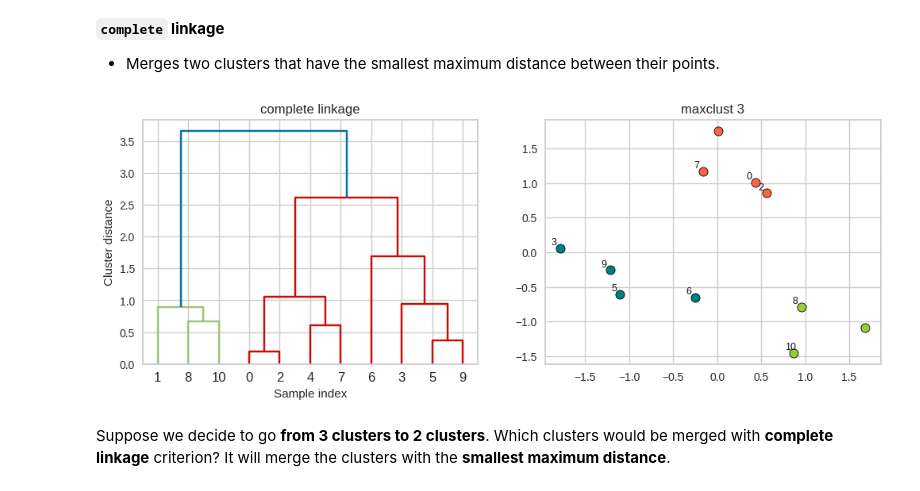
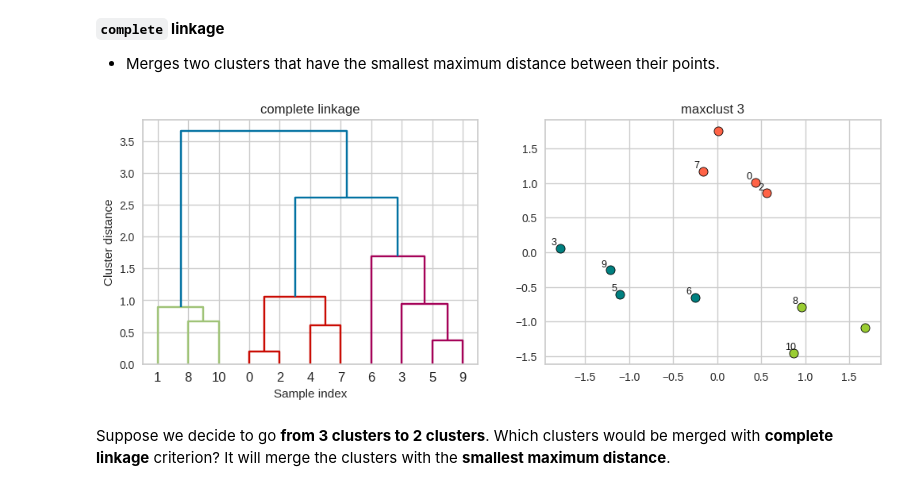
Before and after one commit to UBC-CS/cpsc330-2025W2, a Jupyter notebook: lectures/Mehrdad/15_DBSCAN-hierarchical.ipynb, the cells around one changed output. Saved outputs shown, nothing was run; the diff lists cells and outputs as text; code cells hidden in the pictures.

```diff
--- a/lectures/Mehrdad/15_DBSCAN-hierarchical.ipynb
+++ b/lectures/Mehrdad/15_DBSCAN-hierarchical.ipynb
@@ -585,9 +585,9 @@ plot_dendrogram_clusters(X, linkage_array, hier_labels, title="maxclust 2", colo
 # %%
 linkage_array = complete(X)
 hier_labels = fcluster(linkage_array, 3, criterion="maxclust")
-plot_dendrogram_clusters(X, linkage_array, hier_labels, linkage_type='complete', title="maxclust 3")
+plot_dendrogram_clusters(X, linkage_array, hier_labels, linkage_type='complete', title="maxclust 3", color_threshold=2.0)
 # %% [output]
-[figure, old version]
+[figure, new version]
 # %% [markdown]
 Suppose we decide to go **from 3 clusters to 2 clusters**. Which clusters would be merged with **complete linkage** criterion? It will merge the clusters with the **smallest maximum distance**.
 # %%
```
Also changed, not shown: parts of 4 cells of this notebook.
